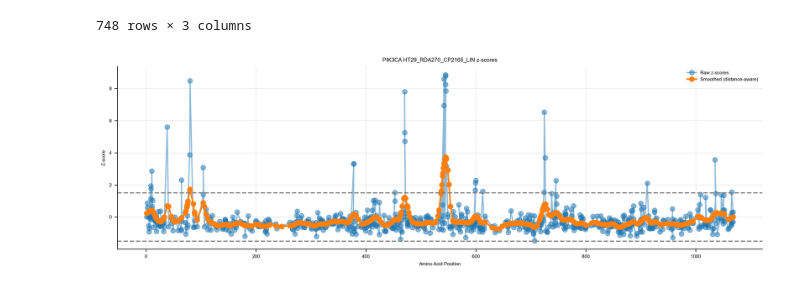
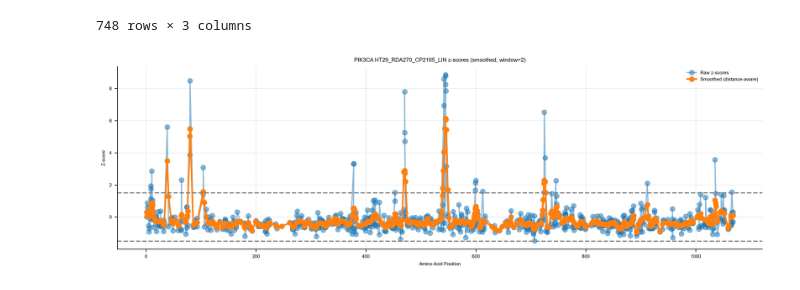
Before and after one commit to QuantitativeBiology/BECancerResistome, a Jupyter notebook: BECancerResistome/FindHits.ipynb, the cells around one changed output. Saved outputs shown, nothing was run; the diff lists cells and outputs as text; code cells hidden in the pictures.

Commit message:
hit plot

```diff
--- a/BECancerResistome/FindHits.ipynb
+++ b/BECancerResistome/FindHits.ipynb
@@ -653,32 +653,34 @@ def distance_aware_smoothing(pos, z, sigma=3):
     return smoothed
 
 
+s = 2
+
 z_smoothed = distance_aware_smoothing(
-    z["aa_change_avg"].values, z[hit_condition].values, sigma=5
+    z["aa_change_avg"].values, z[hit_condition].values, sigma=s
 )
 # %%
 plt.figure(figsize=(12, 4))
 plt.plot(
     z["aa_change_avg"].values,
     z[hit_condition].values,
     "o-",
     label="Raw z-scores",
     alpha=0.5,
 )
 plt.plot(
     z["aa_change_avg"].values,
     z_smoothed,
     "o-",
     label="Smoothed (distance-aware)",
     linewidth=2,
 )
 plt.axhline(1.5, color="gray", linestyle="--")
 plt.axhline(-1.5, color="gray", linestyle="--")
 plt.legend()
-plt.title(f"{hit_gene} {hit_condition} z-scores")
+plt.title(f"{hit_gene} {hit_condition} z-scores (smoothed, window={s})")
 plt.xlabel("Amino Acid Position")
 plt.ylabel("Z-score")
 plt.tight_layout()
 plt.show()
 # %% [output]
-[figure, old version]
+[figure, new version]
```
